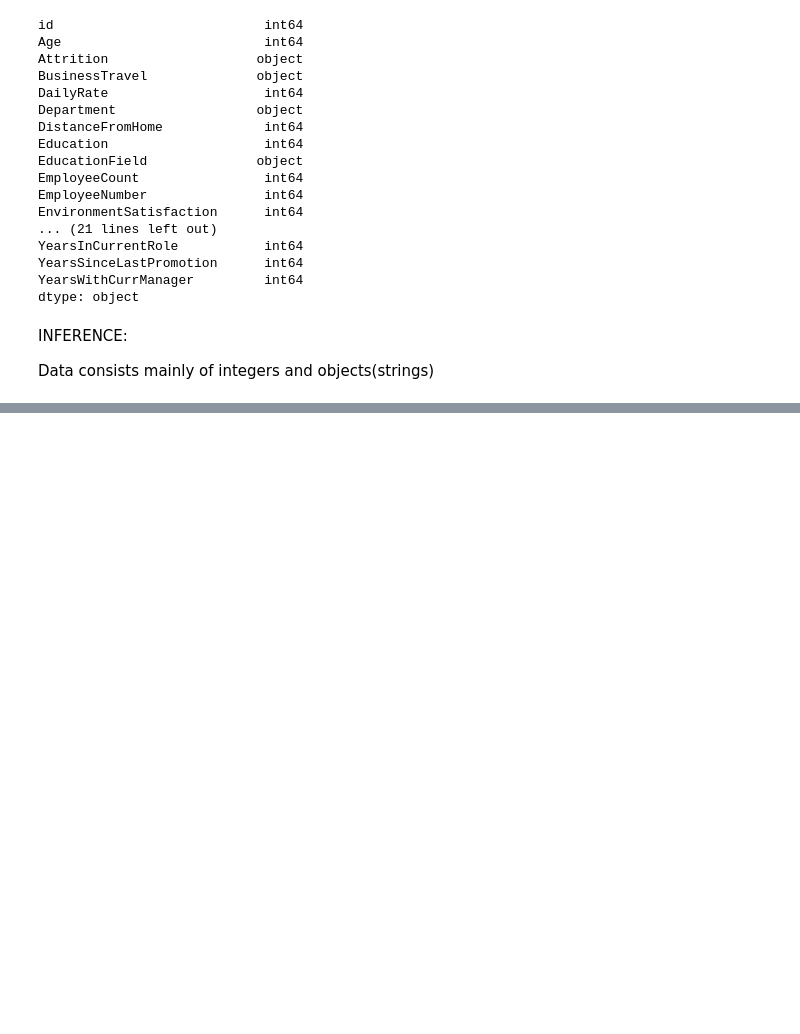
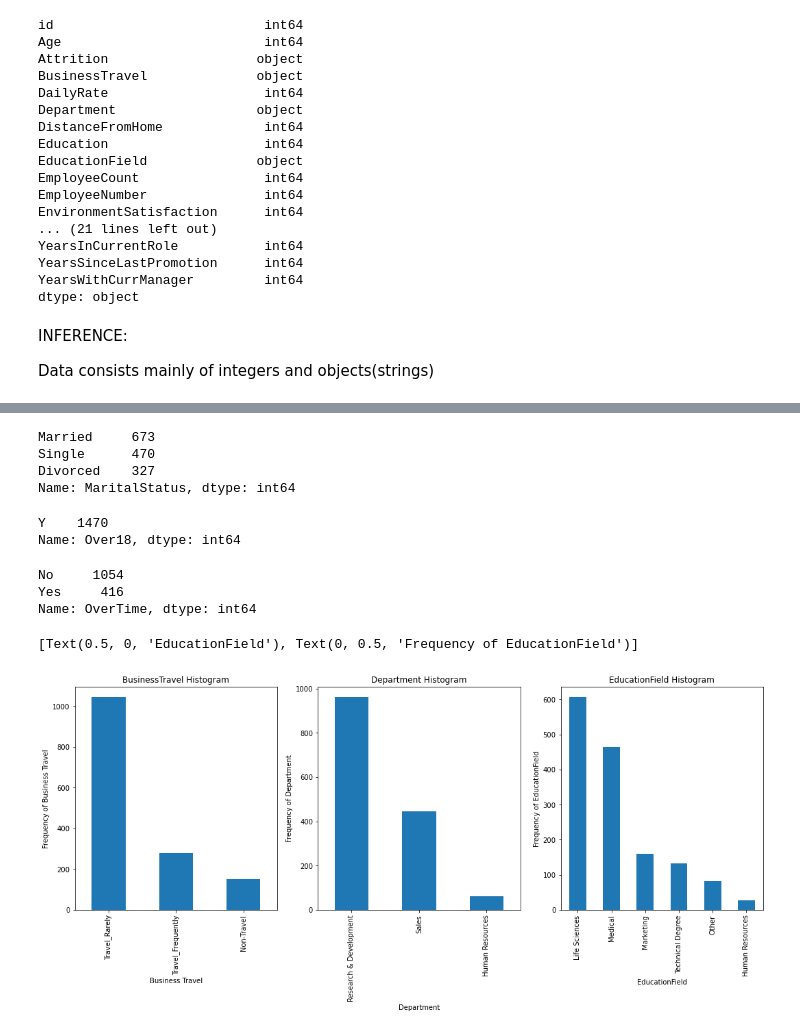
Before and after one commit to Marionel9/stutern-project, a Jupyter notebook: project.ipynb, the cells around one changed output, grey strips where cells are left out. Cells and saved outputs as stored; diff of their text form; code cells hidden in the pictures; blank space fills up the shorter version.

```diff
--- a/project.ipynb
+++ b/project.ipynb
@@ -79,0 +295,42 @@ Data consists mainly of integers and objects(strings)
+# %%
+#value counts On MaritalStatus
+df['MaritalStatus'].value_counts()
+# %% [output]
+Married     673
+Single      470
+Divorced    327
+Name: MaritalStatus, dtype: int64
+# %%
+#value counts On Over18
+df['Over18'].value_counts()
+# %% [output]
+Y    1470
+Name: Over18, dtype: int64
+# %%
+#value counts On OverTime
+df['OverTime'].value_counts()
+# %% [output]
+No     1054
+Yes     416
+Name: OverTime, dtype: int64
+# %%
+# plotting Histogram or BusinessTravel, Department & EducationField
+plt.figure(figsize=(18, 6))
+
+plt.subplot(1,3,1)
+plt1 = df.BusinessTravel.value_counts().plot(kind='bar')
+plt.title('BusinessTravel Histogram')
+plt1.set(xlabel = 'Business Travel', ylabel='Frequency of Business Travel')
+
+plt.subplot(1,3,2)
+plt1 = df.Department.value_counts().plot(kind='bar')
+plt.title('Department Histogram')
+plt1.set(xlabel = 'Department', ylabel='Frequency of Department')
+
+plt.subplot(1,3,3)
+plt1 = df.EducationField.value_counts().plot(kind='bar')
+plt.title('EducationField Histogram')
+plt1.set(xlabel = 'EducationField', ylabel='Frequency of EducationField')
+# %% [output]
+[Text(0.5, 0, 'EducationField'), Text(0, 0.5, 'Frequency of EducationField')]
+[figure, added]
```
Also changed, not shown: parts of 28 cells of this notebook.
